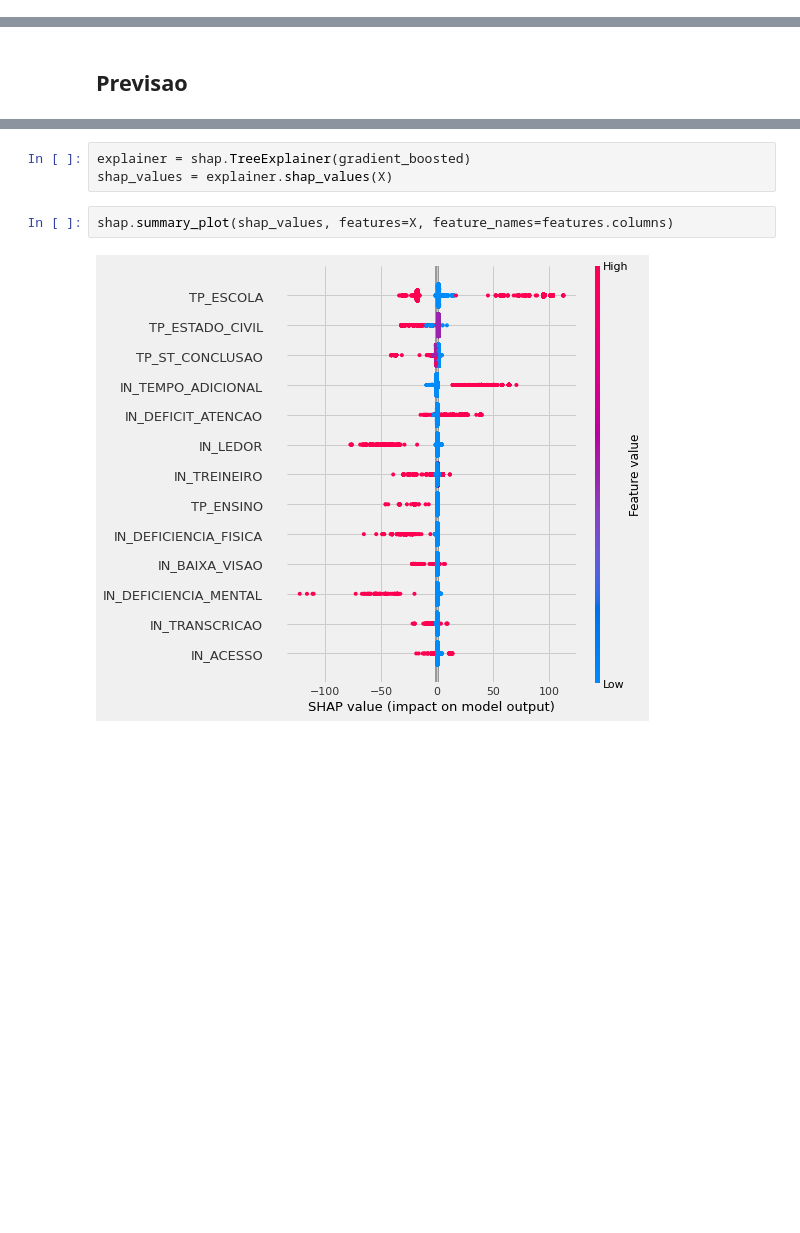
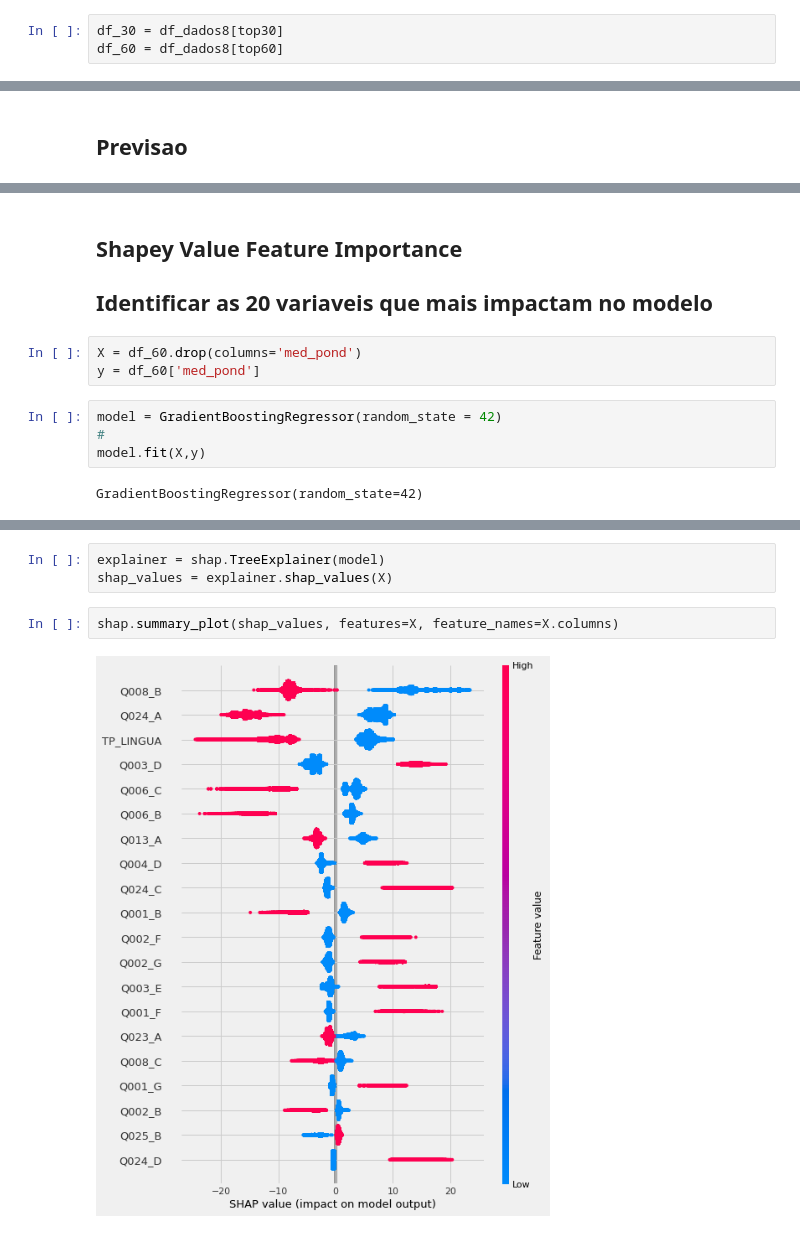
Before and after one commit to silviolima07/animaeduca, a Jupyter notebook: Anima_Enem.ipynb, the cells around one changed output, grey strips where cells are left out. Saved outputs shown, nothing was run; the diff lists cells and outputs as text; blank space fills up the shorter version.

```diff
--- a/Anima_Enem.ipynb
+++ b/Anima_Enem.ipynb
@@ -940,0 +1170,3 @@ Name: med_pond, dtype: float64
+# %%
+df_30 = df_dados8[top30]
+df_60 = df_dados8[top60]
@@ -1239,12 +1337,24 @@ random_cv = RandomizedSearchCV(estimator=model,
+# %% [markdown]
+## Shapey Value Feature Importance
+## Identificar as 20 variaveis que mais impactam no modelo
+# %%
+X = df_60.drop(columns='med_pond')
+y = df_60['med_pond']
+# %%
+model = GradientBoostingRegressor(random_state = 42)
+#
+model.fit(X,y)
+# %% [output]
+GradientBoostingRegressor(random_state=42)
 # %%
 # load JS visualization code to notebook
 shap.initjs()
 # %% [output]
 [interactive output not drawn]
 # %%
-explainer = shap.TreeExplainer(gradient_boosted)
+explainer = shap.TreeExplainer(model)
 shap_values = explainer.shap_values(X)
 # %%
-shap.summary_plot(shap_values, features=X, feature_names=features.columns)
+shap.summary_plot(shap_values, features=X, feature_names=X.columns)
 # %% [output]
-[figure, old version]
+[figure, new version]
```
Also changed, not shown: parts of 171 cells of this notebook.
